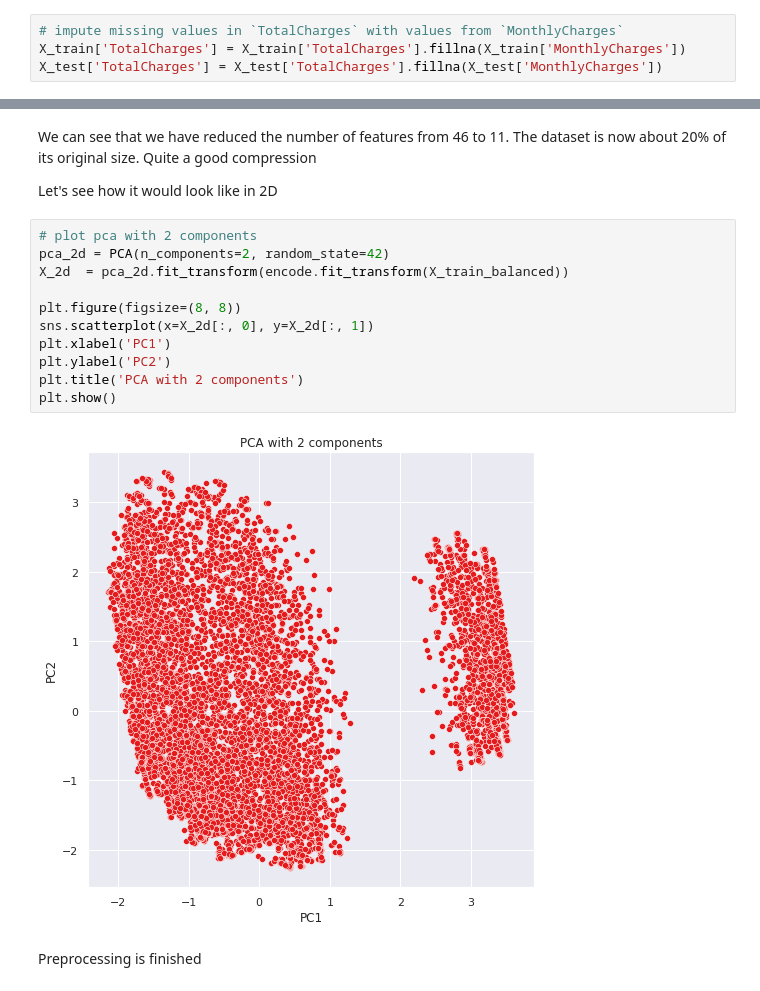
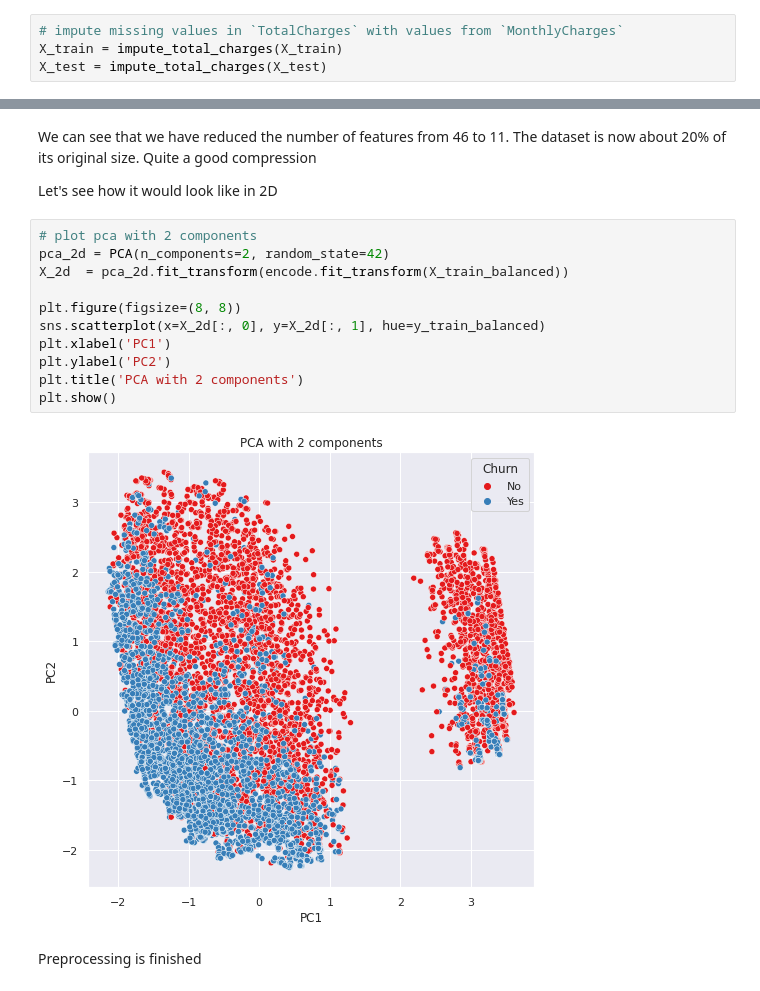
Before and after one commit to NikkiSatmaka/sticky-customers-operation, a Jupyter notebook: h8dsft_Milestone1P2_nikki_satmaka.ipynb, the cells around one changed output, grey strips where cells are left out. Cells and saved outputs as stored; diff of their text form.

```diff
--- a/h8dsft_Milestone1P2_nikki_satmaka.ipynb
+++ b/h8dsft_Milestone1P2_nikki_satmaka.ipynb
@@ -841,8 +845,8 @@ However, we can see that they still have some `MonthlyCharges`. Meaning, they we
 Therefore, I'm going to impute `TotalCharges` with the value from `MonthlyCharges`
 # %%
 # impute missing values in `TotalCharges` with values from `MonthlyCharges`
-X_train['TotalCharges'] = X_train['TotalCharges'].fillna(X_train['MonthlyCharges'])
-X_test['TotalCharges'] = X_test['TotalCharges'].fillna(X_test['MonthlyCharges'])
+X_train = impute_total_charges(X_train)
+X_test = impute_total_charges(X_test)
 # %% [markdown]
 Let's make sure there are no missing values now
 # %%
@@ -1050,16 +1054,16 @@ Let's see how it would look like in 2D
 # %%
 # plot pca with 2 components
 pca_2d = PCA(n_components=2, random_state=42)
 X_2d  = pca_2d.fit_transform(encode.fit_transform(X_train_balanced))
 
 plt.figure(figsize=(8, 8))
-sns.scatterplot(x=X_2d[:, 0], y=X_2d[:, 1])
+sns.scatterplot(x=X_2d[:, 0], y=X_2d[:, 1], hue=y_train_balanced)
 plt.xlabel('PC1')
 plt.ylabel('PC2')
 plt.title('PCA with 2 components')
 plt.show()
 # %% [output]
-[figure, old version]
+[figure, new version]
 # %% [markdown]
 Preprocessing is finished
 # %% [markdown]
```
Also changed, not shown: parts of 32 cells of this notebook, 1 other file.
